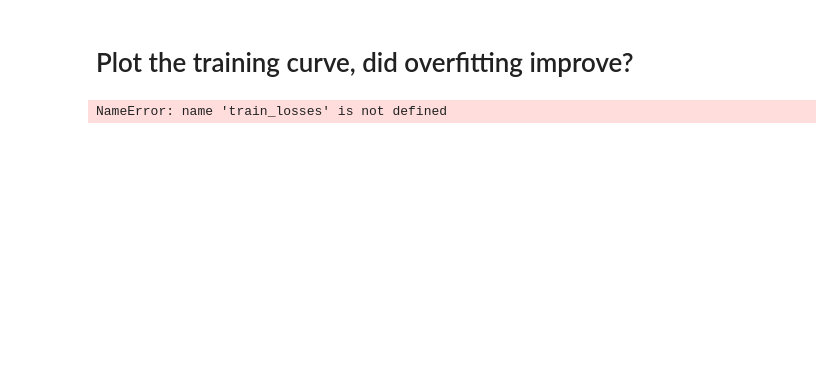
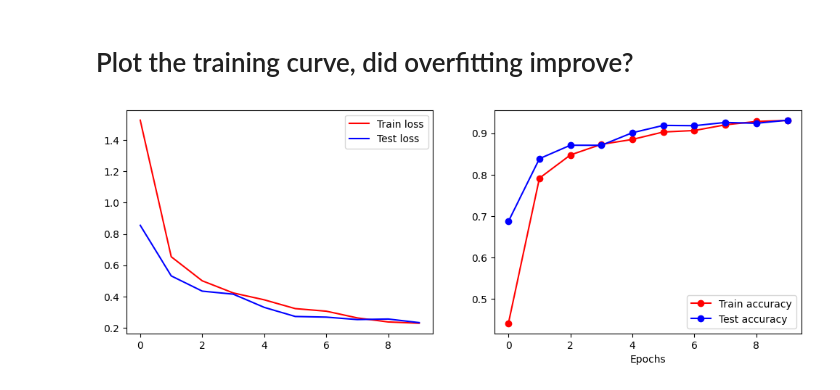
Before and after one commit to trevor-yu-087/syde-599-f23-tutorial, a Jupyter notebook: 6.1 - Regularization Tutorial.ipynb, the cells around one changed output. Saved outputs shown, nothing was run; the diff lists cells and outputs as text; code cells hidden in the pictures; blank space fills up the shorter version.

```diff
--- a/6.1 - Regularization Tutorial.ipynb
+++ b/6.1 - Regularization Tutorial.ipynb
@@ -33,7 +38,8 @@ test_data = torchvision.datasets.MNIST('./datafiles/', train=False, download=Tru
 # Setup data loaders
 # Note: Iterating through the dataloader yields batches of (inputs, targets)
 # where inputs is a torch.Tensor of shape (B, 1, 28, 28) and targets is a torch.Tensor of shape (B,)
-train_loader = torch.utils.data.DataLoader(train_data, batch_size=64, shuffle=True)
+BATCH_SIZE = 512
+train_loader = torch.utils.data.DataLoader(train_data, batch_size=BATCH_SIZE, shuffle=True)
 test_loader = torch.utils.data.DataLoader(test_data, batch_size=1000)
 # %%
 # Plot examples of transformations
@@ -160,17 +174,18 @@ def test(model, test_loader, loss_fn, epoch=-1):
     all_predictions = []
     all_targets = []
 
+    model = model.to(DEVICE)
     model.eval()  # Set model in evaluation mode
     for i, (inputs, targets) in enumerate(test_loader):
         with torch.no_grad():
-            outputs = model(inputs)
-            loss = loss_fn(outputs, targets)
+            outputs = model(inputs.to(DEVICE))
+            loss = loss_fn(outputs, targets.to(DEVICE))
 
             # Track some values to compute statistics
             total_loss += loss.item()
             preds = torch.argmax(outputs, dim=-1)
-            all_predictions.extend(preds.tolist())
-            all_targets.extend(targets.tolist())
+            all_predictions.extend(preds.detach().cpu().tolist())
+            all_targets.extend(targets.cpu().tolist())
 
     acc = accuracy_score(all_targets, all_predictions)
     final_loss = total_loss / len(test_loader)
@@ -181,8 +196,8 @@ def test(model, test_loader, loss_fn, epoch=-1):
 # Test the implementation
 Train a model for 5 epochs with both custom and PyTorch optimizer.
 # %%
-LEARNING_RATE = 1e-1
-NUM_EPOCHS = 5
+LEARNING_RATE = 1e-2
+NUM_EPOCHS = 10
 torch.manual_seed(0)
 model = ConvNet()
 optimizer = optim.Adam(model.parameters(), LEARNING_RATE)
@@ -196,10 +211,10 @@ test_metrics = []
 
 for epoch in range(NUM_EPOCHS):
     train_acc, train_loss = train(model, train_loader, loss_fn, optimizer, epoch)
-    test_acc, test_loss= test(model, test_loader, loss_fn, epoch)
+    test_acc, test_loss = test(model, test_loader, loss_fn, epoch)
 
     train_losses.append(train_loss)
-    test_metrics.append(test_acc)
+    test_losses.append(test_loss)
     train_metrics.append(train_acc)
     test_metrics.append(test_acc)
 # %% [output]
@@ -207,15 +241,17 @@ KeyboardInterrupt:
 # %% [markdown]
 # Plot the training curve, did overfitting improve?
 # %%
-plt.plot(train_losses, c="r", label="Train loss")
-plt.plot(test_losses, c="b", label="Test loss")
-plt.ylabel("CE Loss")
-plt.legend()
-plt.twinx()
-plt.plot(train_metrics, "o-", c="r", label="Train accuracy")
-plt.plot(test_metrics, "o-", c="b", label="Test accuracy")
-plt.legend()
-plt.xlabel("Epochs")
+fig, axs = plt.subplots(1, 2, figsize=(12, 4))
+axs[0].plot(train_losses, c="r", label="Train loss")
+axs[0].plot(test_losses, c="b", label="Test loss")
+axs[0].legend()
+axs[1].set_xlabel("Epochs")
+
+axs[1].plot(train_metrics, "o-", c="r", label="Train accuracy")
+axs[1].plot(test_metrics, "o-", c="b", label="Test accuracy")
+axs[1].legend()
+axs[1].set_xlabel("Epochs")
+
 plt.show()
 # %% [output]
-NameError: name 'train_losses' is not defined
+[figure, added]
```
Also changed, not shown: parts of 4 cells of this notebook.
